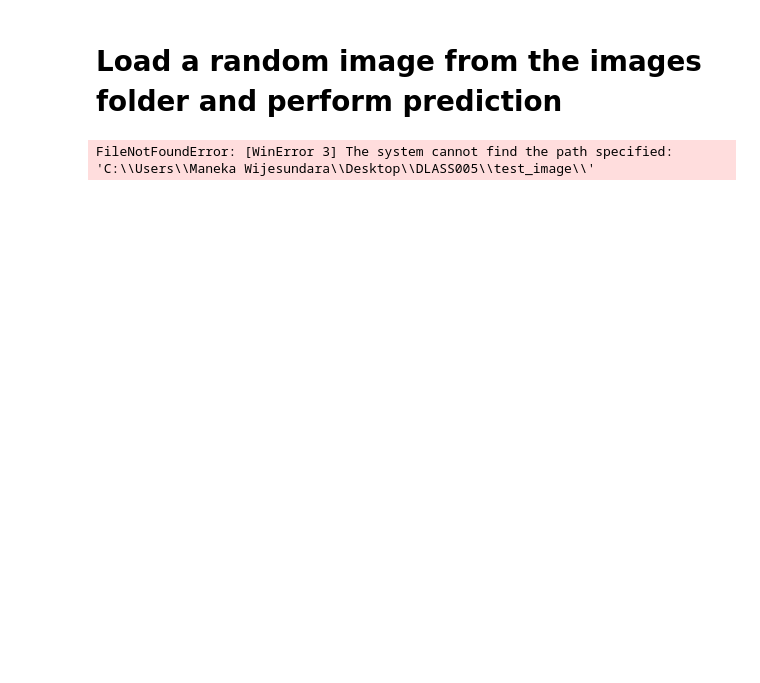
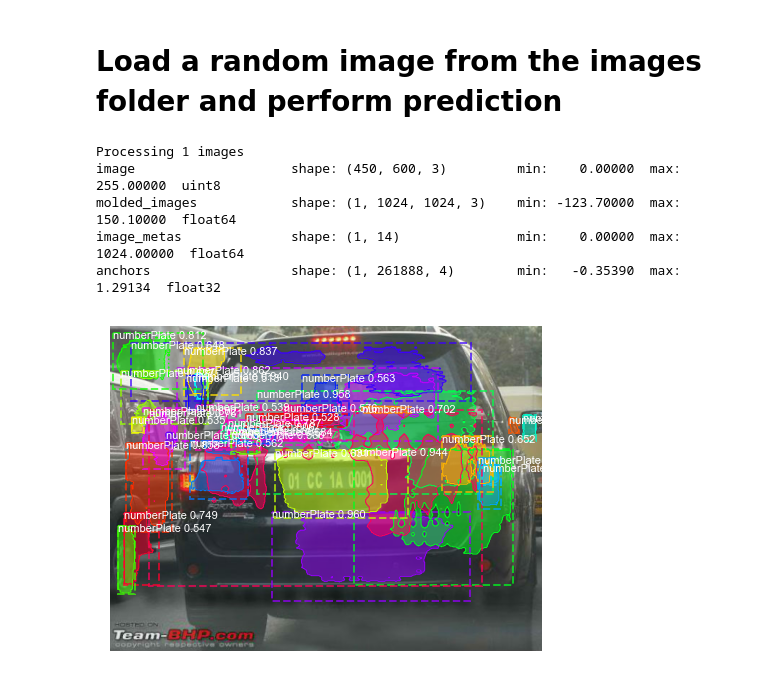
Before and after one commit to Chamal-Dakshana/DL_Assignment, a Jupyter notebook: test_model.ipynb, the cells around one changed output. Cells and saved outputs as stored; diff of their text form; code cells hidden in the pictures; blank space fills up the shorter version.

```diff
--- a/test_model.ipynb
+++ b/test_model.ipynb
@@ -583,32 +588,42 @@ import os
 import random
 import numpy as np
 import skimage.io
 import matplotlib.pyplot as plt
 from mrcnn import utils
 from mrcnn import visualize
 
 # Path to the folder containing your test images
-test_image_folder = 'C:\\Users\\Maneka Wijesundara\\Desktop\\DLASS005\\test_image\\'
+test_image_folder = 'C:\\Users\\Maneka Wijesundara\\Desktop\\DLASS005\\test_images\\'
 
 # Get a list of image file names in the folder
 image_files = os.listdir(test_image_folder)
 
 # Choose a random image file from the list
 random_image_file = random.choice(image_files)
 
 # Load the chosen image
 image_path = os.path.join(test_image_folder, random_image_file)
+
+# Load and preprocess the image
 image = skimage.io.imread(image_path)
+if image.shape[-1] == 4:
+    # Convert RGBA to RGB by removing the alpha channel
+    image = image[:, :, :3]
 
 # Run object detection on the image
 results = model.detect([image], verbose=1)
 r = results[0]  # Assuming there's only one image in the results
 
 # Display the original image with predicted masks, bounding boxes, and class labels
 visualize.display_instances(image, r['rois'], r['masks'], r['class_ids'],
                             dataset_val.class_names, r['scores'], figsize=(8, 8))
 
 # Show the image
 plt.show()
 # %% [output]
-FileNotFoundError: [WinError 3] The system cannot find the path specified: 'C:\\Users\\Maneka Wijesundara\\Desktop\\DLASS005\\test_image\\'
+Processing 1 images
+image                    shape: (450, 600, 3)         min:    0.00000  max:  255.00000  uint8
+molded_images            shape: (1, 1024, 1024, 3)    min: -123.70000  max:  150.10000  float64
+image_metas              shape: (1, 14)               min:    0.00000  max: 1024.00000  float64
+anchors                  shape: (1, 261888, 4)        min:   -0.35390  max:    1.29134  float32
+[figure, added]
```
Also changed, not shown: parts of 8 cells of this notebook.
